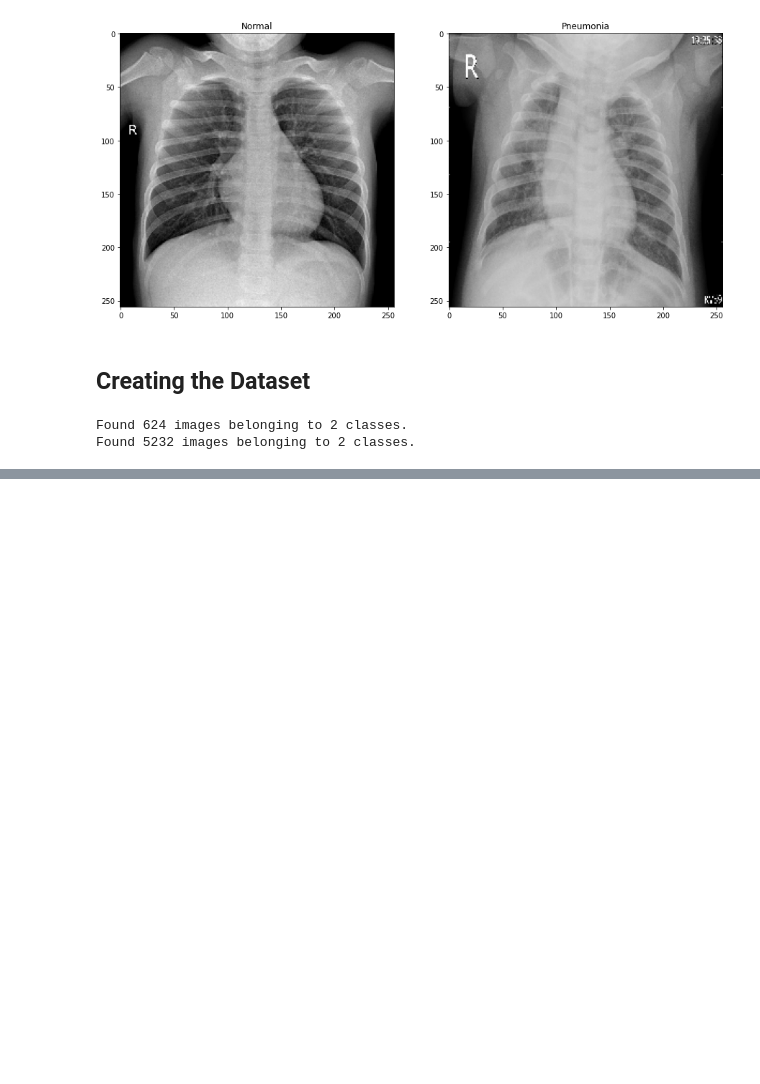
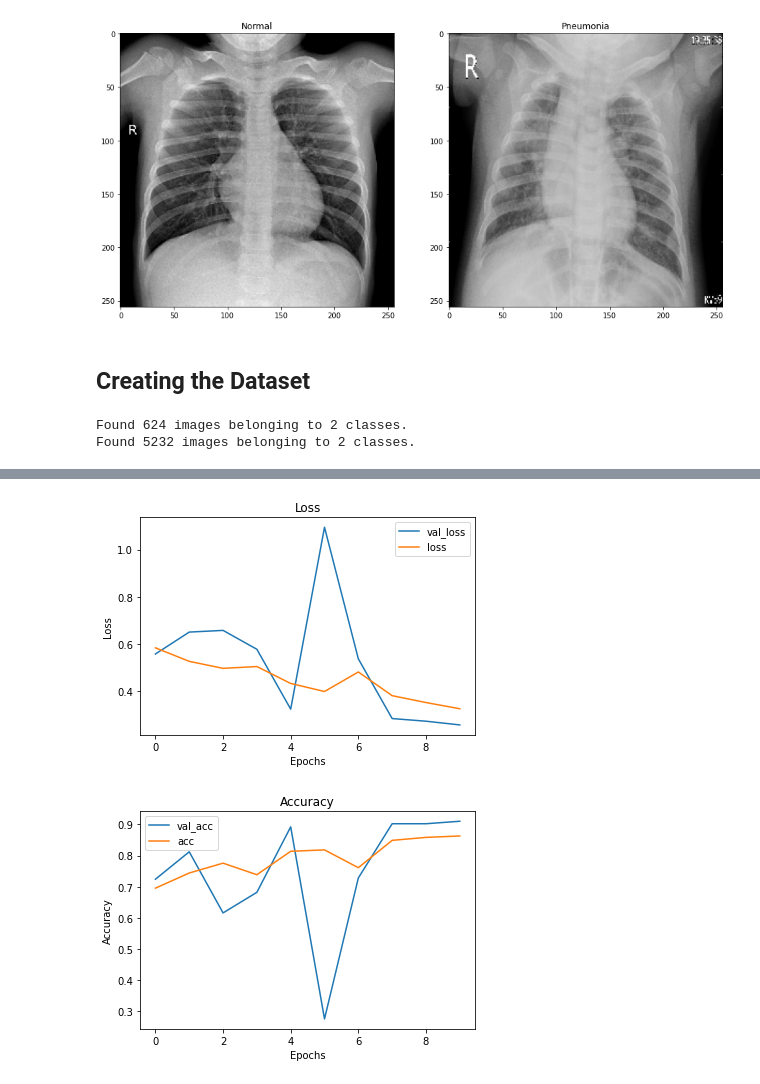
Before and after one commit to itcalderon/pneumonia_image_classification, a Jupyter notebook: 01.Preprocessing-Italo.ipynb, the cells around one changed output, grey strips where cells are left out. Saved outputs shown, nothing was run; the diff lists cells and outputs as text; code cells hidden in the pictures; blank space fills up the shorter version.

```diff
--- a/01.Preprocessing-Italo.ipynb
+++ b/01.Preprocessing-Italo.ipynb
@@ -77,0 +245,12 @@ print(np.shape(test_labels))
+# %%
+model_3 = Sequential()
+model_3.add(layers.Dense(256, activation='relu', input_shape=(196608,)))
+model_3.add(layers.Dense(128, activation='relu'))
+model_3.add(layers.Dense(64, activation='relu'))
+model_3.add(layers.Dense(32, activation='relu'))
+model_3.add(layers.Dense(16, activation='relu'))
+model_3.add(layers.Dense(1, activation='sigmoid'))
+# %%
+model_3.compile(loss='binary_crossentropy', optimizer='sgd', metrics=['accuracy'])
+# %%
+results_3 = model_3.fit(X_train, y_train, epochs=10, batch_size=64, validation_data=(X_val, y_val))
@@ -77,0 +278,5 @@ print(np.shape(test_labels))
+# %%
+visualize_training_results(results_3)
+# %% [output]
+[figure, added]
+[figure, added]
```
Also changed, not shown: parts of 39 cells of this notebook.
